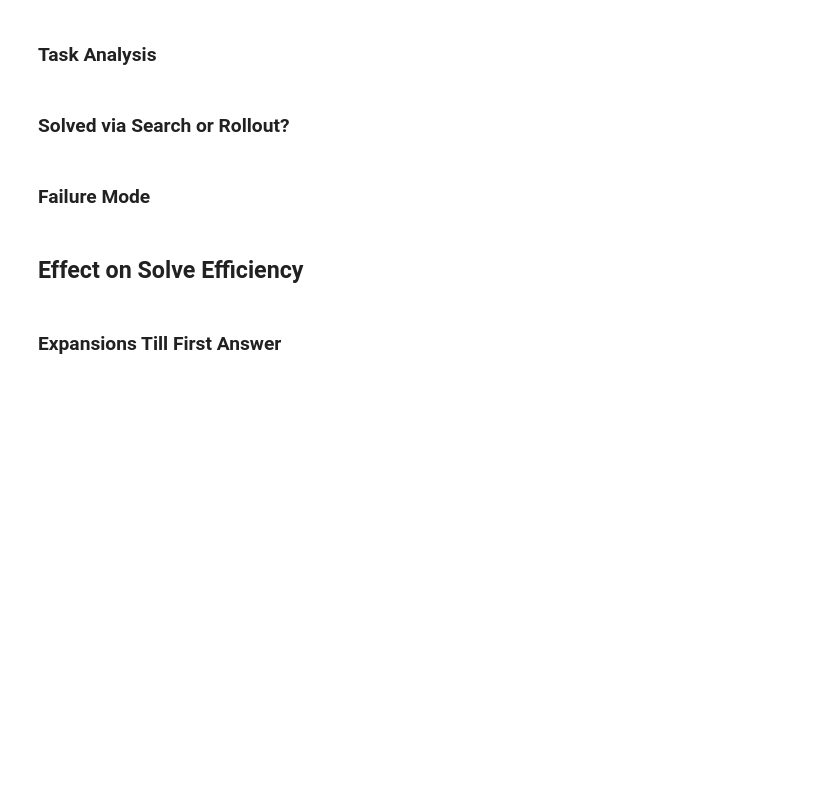
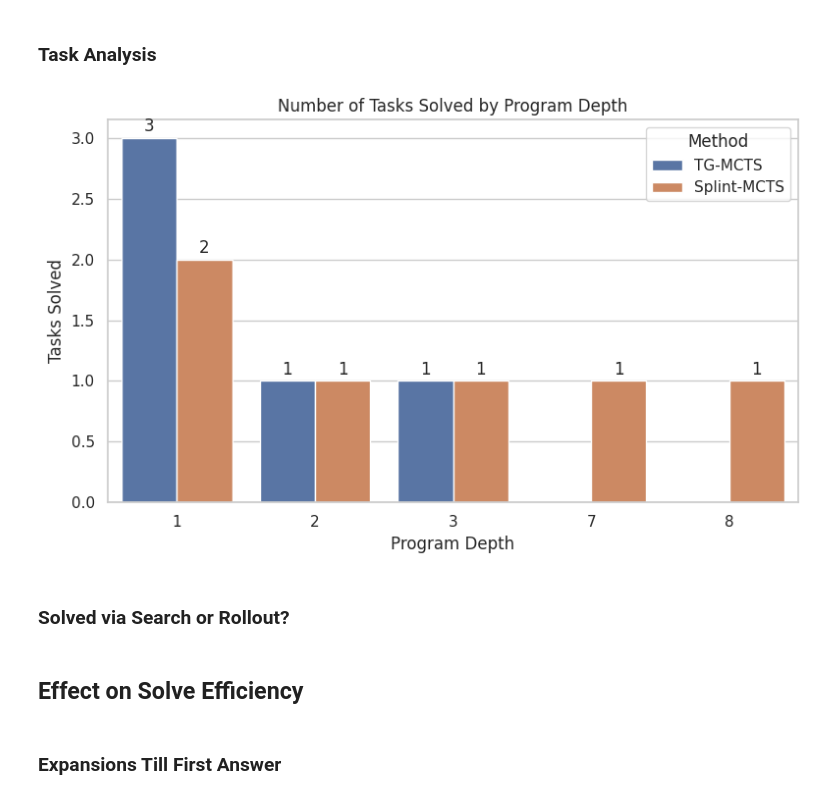
Before and after one commit to MGWSimpson/AlphaARC, a Jupyter notebook: analysis/search_results.ipynb, the cells around one changed output. Saved outputs shown, nothing was run; the diff lists cells and outputs as text; code cells hidden in the pictures; blank space fills up the shorter version.

Commit message:
Added more graphs, finishing off the graphs for the search mechanism

```diff
--- a/analysis/search_results.ipynb
+++ b/analysis/search_results.ipynb
@@ -7,6 +56,73 @@
 # %% [markdown]
 ### Task Analysis
+# %%
+# do something where you plot the depth of the programs solved.
+def find_solved_tasks(path):
+    with open(path) as f:
+        data = json.load(f)
+
+    solved_tasks = []
+
+    for task in data:
+
+        if task['success']:
+            solved_tasks.append(task['task'])
+    return solved_tasks
+
+
+def compute_program_depths():
+    with open('../data/split_keys.json') as fp:
+        json_object = json.load(fp)
+
+    validation_tasks = json_object['val']
+    validation_tasks = [Task.from_json(f'../data/training/{x}.json') for x in validation_tasks]
+
+    program_length_dict = {}
+
+    for task in validation_tasks:
+        program_length_dict[task.task_key] = len(task.program_lines.split("\n"))
+
+    return program_length_dict
+
+
+def plot_program_depths(program_depths, mcts_results, tg_mcts_results, splint_mcts_results):
+    # Build dataframe for plotting
+    solved_by_real = {
+        "MCTS": mcts_results,
+        "TG-MCTS": tg_mcts_results,
+        "Splint-MCTS": splint_mcts_results,
+    }
+
+    data_real = []
+    for method, tasks in solved_by_real.items():
+        for task in tasks:
+            depth = program_depths.get(task)
+            if depth is not None:
+                data_real.append({"Method": method, "Depth": str(depth)})
+
+    df_real = pd.DataFrame(data_real)
+
+    # Plot grouped bar chart
+    plt.figure(figsize=(8, 5))
+    ax = sns.countplot(data=df_real, x="Depth", hue="Method")
+
+    # Add labels to bars
+    for container in ax.containers:
+        ax.bar_label(container, fmt='%d', label_type='edge', padding=2)
+
+    plt.title("Number of Tasks Solved by Program Depth")
+    plt.xlabel("Program Depth")
+    plt.ylabel("Tasks Solved")
+    plt.tight_layout()
+    plt.show()
+
+program_depths = compute_program_depths()
+mcts_results = find_solved_tasks('../results/mcts-2-0.2/experiment_results.json')
+tg_mcts_results = find_solved_tasks('../results/tgmcts/experiment_results.json')
+splint_mcts_results = find_solved_tasks('../results/splintmctsprior/experiment_results.json')
+
+plot_program_depths( program_depths, mcts_results, tg_mcts_results, splint_mcts_results)
+# %% [output]
+[figure, added]
 # %% [markdown]
 ### Solved via Search or Rollout?
-# %% [markdown]
-### Failure Mode
```
Also changed, not shown: parts of 7 cells of this notebook, 4 other files.
